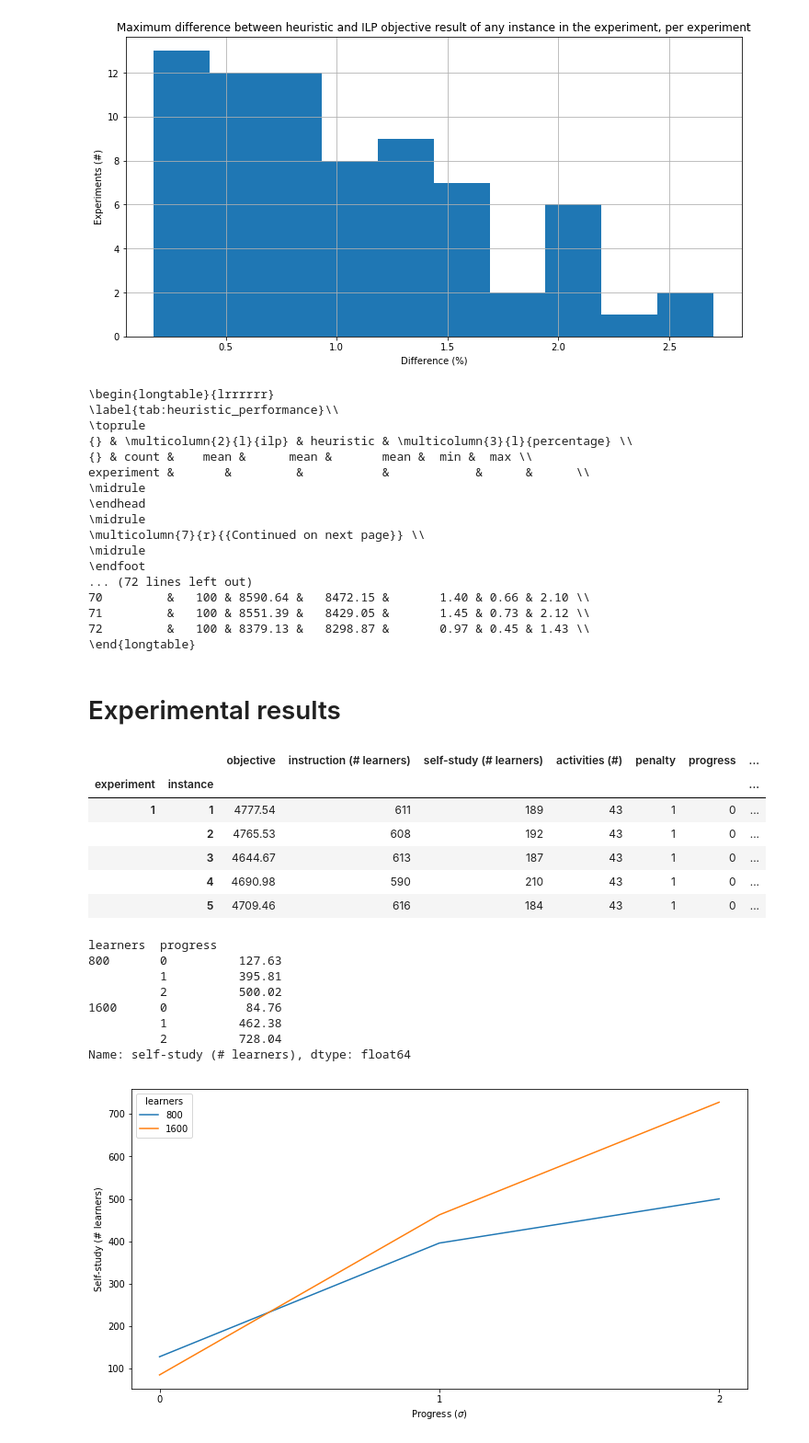
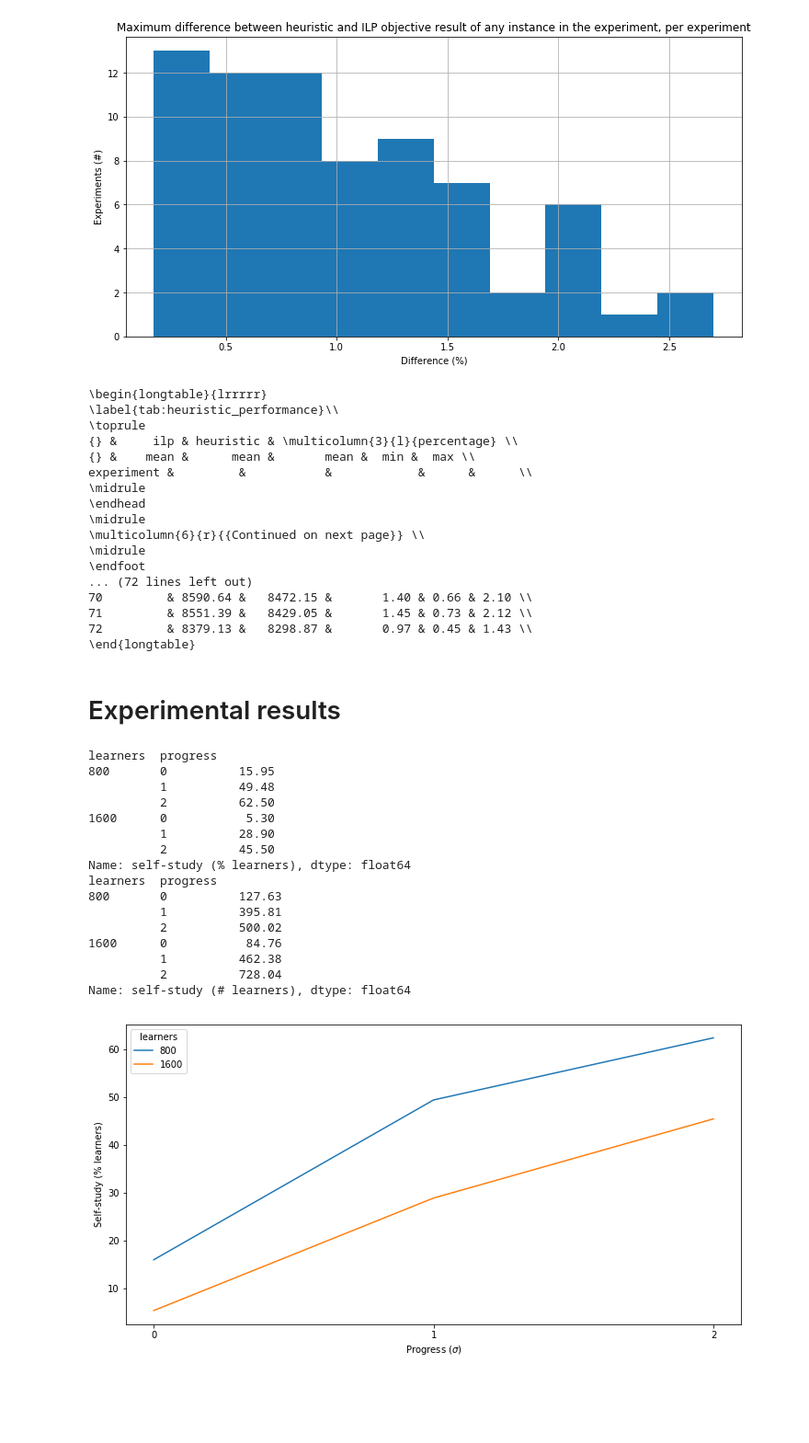
Before and after one commit to N-Wouda/PL-Hourly-Heuristic, a Jupyter notebook: analysis.ipynb, the cells around one changed output. Shown at 92% size. Saved outputs shown, nothing was run; the diff lists cells and outputs as text; code cells hidden in the pictures; blank space fills up the shorter version.

```diff
--- a/analysis.ipynb
+++ b/analysis.ipynb
@@ -77,25 +77,25 @@ Text(0, 0.5, 'Experiments (#)')
 [figure]
 # %%
 # This is used for the results table in the paper.
-aggregates = grouped.aggregate({"ilp": ["count", "mean"], "heuristic": "mean", "percentage": ["mean", "min", "max"]})
+aggregates = grouped.aggregate({"ilp": "mean", "heuristic": "mean", "percentage": ["mean", "min", "max"]})
 print(aggregates.to_latex(longtable=True, label="tab:heuristic_performance"))
 # %% [output]
-\begin{longtable}{lrrrrrr}
+\begin{longtable}{lrrrrr}
 \label{tab:heuristic_performance}\\
 \toprule
-{} & \multicolumn{2}{l}{ilp} & heuristic & \multicolumn{3}{l}{percentage} \\
-{} & count &    mean &      mean &       mean &  min &  max \\
-experiment &       &         &           &            &      &      \\
+{} &     ilp & heuristic & \multicolumn{3}{l}{percentage} \\
+{} &    mean &      mean &       mean &  min &  max \\
+experiment &         &           &            &      &      \\
 \midrule
 \endhead
 \midrule
-\multicolumn{7}{r}{{Continued on next page}} \\
+\multicolumn{6}{r}{{Continued on next page}} \\
 \midrule
 \endfoot
 ... (72 lines left out)
-70         &   100 & 8590.64 &   8472.15 &       1.40 & 0.66 & 2.10 \\
-71         &   100 & 8551.39 &   8429.05 &       1.45 & 0.73 & 2.12 \\
-72         &   100 & 8379.13 &   8298.87 &       0.97 & 0.45 & 1.43 \\
+70         & 8590.64 &   8472.15 &       1.40 & 0.66 & 2.10 \\
+71         & 8551.39 &   8429.05 &       1.45 & 0.73 & 2.12 \\
+72         & 8379.13 &   8298.87 &       0.97 & 0.45 & 1.43 \\
 \end{longtable}
 # %% [markdown]
 # Experimental results
@@ -105,32 +105,37 @@ experiments.set_index("experiment", inplace=True)
 
 data = ilp.join(experiments)
 data.head()
+
+data["self-study (% learners)"] = data["self-study (# learners)"]
+data.loc[data.learners == 800, "self-study (% learners)"] /= 8
+data.loc[data.learners == 1600, "self-study (% learners)"] /= 16
-# %% [output]
-|  |  | objective | instruction (# learners) | self-study (# learners) | activities (#) | penalty | progress | ... |
-| experiment | instance |  |  |  |  |  |  | ... |
-| 1 | 1 | 4777.54 | 611 | 189 | 43 | 1 | 0 | ... |
-|  | 2 | 4765.53 | 608 | 192 | 43 | 1 | 0 | ... |
-|  | 3 | 4644.67 | 613 | 187 | 43 | 1 | 0 | ... |
-|  | 4 | 4690.98 | 590 | 210 | 43 | 1 | 0 | ... |
-|  | 5 | 4709.46 | 616 | 184 | 43 | 1 | 0 | ... |
 # %%
 grouped = data.groupby(["learners", "progress"])
-grouped["self-study (# learners)"].mean().unstack(0).plot(xticks=[0, 1, 2], figsize=(12, 6))
+grouped["self-study (% learners)"].mean().unstack(0).plot(xticks=[0, 1, 2], figsize=(12, 6))
 
 plt.xlabel("Progress ($\sigma$)")
-plt.ylabel("Self-study (# learners)")
+plt.ylabel("Self-study (% learners)")
 
-grouped["self-study (# learners)"].mean()
+print(grouped["self-study (% learners)"].mean())
+print(grouped["self-study (# learners)"].mean())
 # %% [output]
+learners  progress
+800       0          15.95
+          1          49.48
+          2          62.50
+1600      0           5.30
+          1          28.90
+          2          45.50
+Name: self-study (% learners), dtype: float64
 learners  progress
 800       0          127.63
           1          395.81
           2          500.02
 1600      0           84.76
           1          462.38
           2          728.04
 Name: self-study (# learners), dtype: float64
-[figure, old version]
+[figure, new version]
 # %%
 grouped = data.groupby(["learners", "penalty"])
 grouped["self-study (# learners)"].mean().unstack(0).plot.barh(figsize=(12, 6))
```
Also changed, not shown: parts of 3 cells of this notebook.
